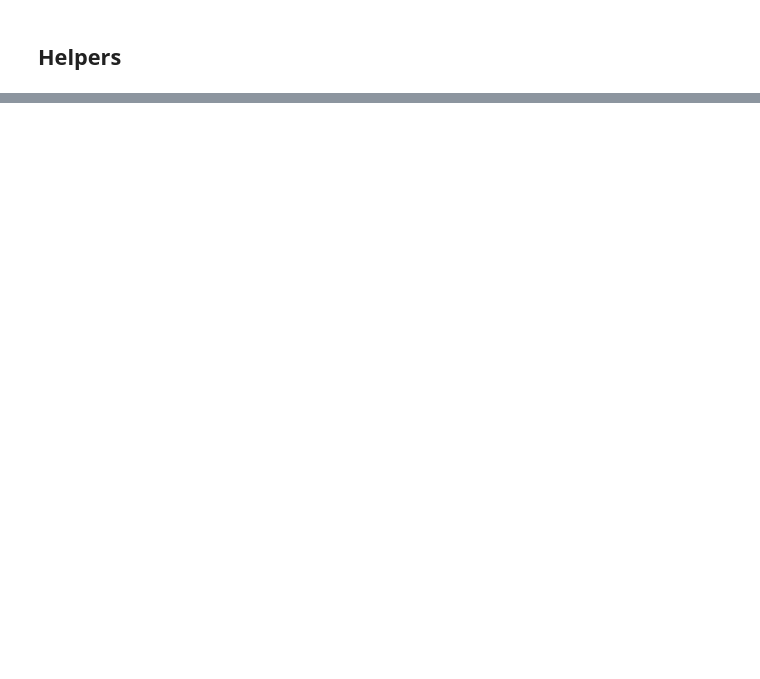
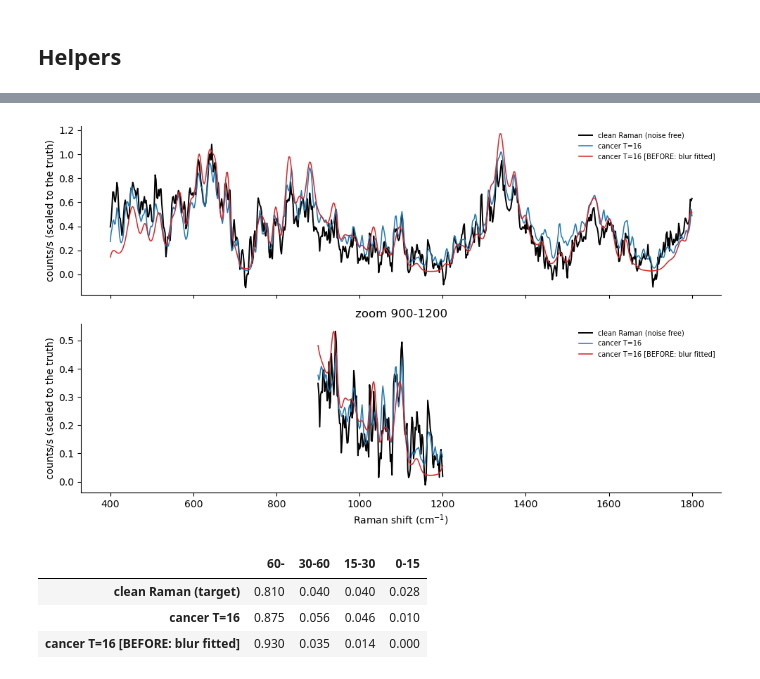
Before and after one commit to tmuird/lumos-vae, a Jupyter notebook: notebooks/evaluate.ipynb, the cells around one changed output, grey strips where cells are left out. Drawn from its saved outputs; the diff is of its cells as text; code cells hidden in the pictures; blank space fills up the shorter version.

```diff
--- a/notebooks/evaluate.ipynb
+++ b/notebooks/evaluate.ipynb
@@ -891,0 +474,49 @@ for label, r in reps.items():
+# %%
+ZOOM = (900, 1200)          # cm-1, a window where individual bands are visible
+SAMPLE = 0
+PAIR = ["cancer T=16", "cancer T=16 [BEFORE: blur fitted]"]
+
+d = model_info[PAIR[0]]["data"]
+sel = (d["wn"] >= ZOOM[0]) & (d["wn"] <= ZOOM[1])
+ref = d["clean"] if d["clean"] is not None else d["gt"]
+
+fig, axes = plt.subplots(2, 1, figsize=(10, 6), sharex=True)
+for ax, (lo, hi) in zip(axes, [(d["wn"].min(), d["wn"].max()), ZOOM]):
+    m_ = (d["wn"] >= lo) & (d["wn"] <= hi)
+    ax.plot(d["wn"][m_], ref[SAMPLE][m_], "k", lw=1.4, label="clean Raman (noise free)")
+    for label, colour in zip(PAIR, ["tab:blue", "tab:red"]):
+        info = model_info[label]
+        p = recover(info["model"], d["ts"][: SAMPLE + 1], 16)[SAMPLE]
+        g = np.median(p[m_] @ ref[SAMPLE][m_] / (ref[SAMPLE][m_] @ ref[SAMPLE][m_]))
+        ax.plot(d["wn"][m_], p[m_] / max(g, 1e-9), color=colour, lw=1.1, label=label)
+    ax.set(ylabel="counts/s (scaled to the truth)")
+    ax.spines[["top", "right"]].set_visible(False)
+    ax.legend(fontsize=7, frameon=False)
+axes[1].set(xlabel="Raman shift (cm$^{-1}$)", title=f"zoom {ZOOM[0]}-{ZOOM[1]}")
+plt.tight_layout()
+plt.show()
+
+
+def power_bands(a, step):
+    """Share of spectral power by feature size. No threshold to choose."""
+    a = a - a.mean(1, keepdims=True)
+    f = np.abs(np.fft.rfft(a * np.hanning(a.shape[1]), axis=1)) ** 2
+    f = f.mean(0) / f.mean(0).sum()
+    freq = np.fft.rfftfreq(a.shape[1], d=step)
+    per = np.where(freq > 0, 1 / np.maximum(freq, 1e-9), np.inf)
+    return {f"{lo}-{hi if hi < 1e8 else ''}": f[(per >= lo) & (per < hi)].sum()
+            for lo, hi in [(60, 1e9), (30, 60), (15, 30), (0, 15)]}
+
+
+step = float(np.diff(d["wn"]).mean())
+rows = {"clean Raman (target)": power_bands(ref, step)}
+for label in PAIR:
+    info = model_info[label]
+    rows[label] = power_bands(recover(info["model"], d["ts"], 16), step)
+pd.DataFrame(rows).T.round(3)
+# %% [output]
+[figure, added]
+|  | 60- | 30-60 | 15-30 | 0-15 |
+| clean Raman (target) | 0.810 | 0.040 | 0.040 | 0.028 |
+| cancer T=16 | 0.875 | 0.056 | 0.046 | 0.010 |
+| cancer T=16 [BEFORE: blur fitted] | 0.930 | 0.035 | 0.014 | 0.000 |
```
Also changed, not shown: parts of 51 cells of this notebook, 11 other files.
